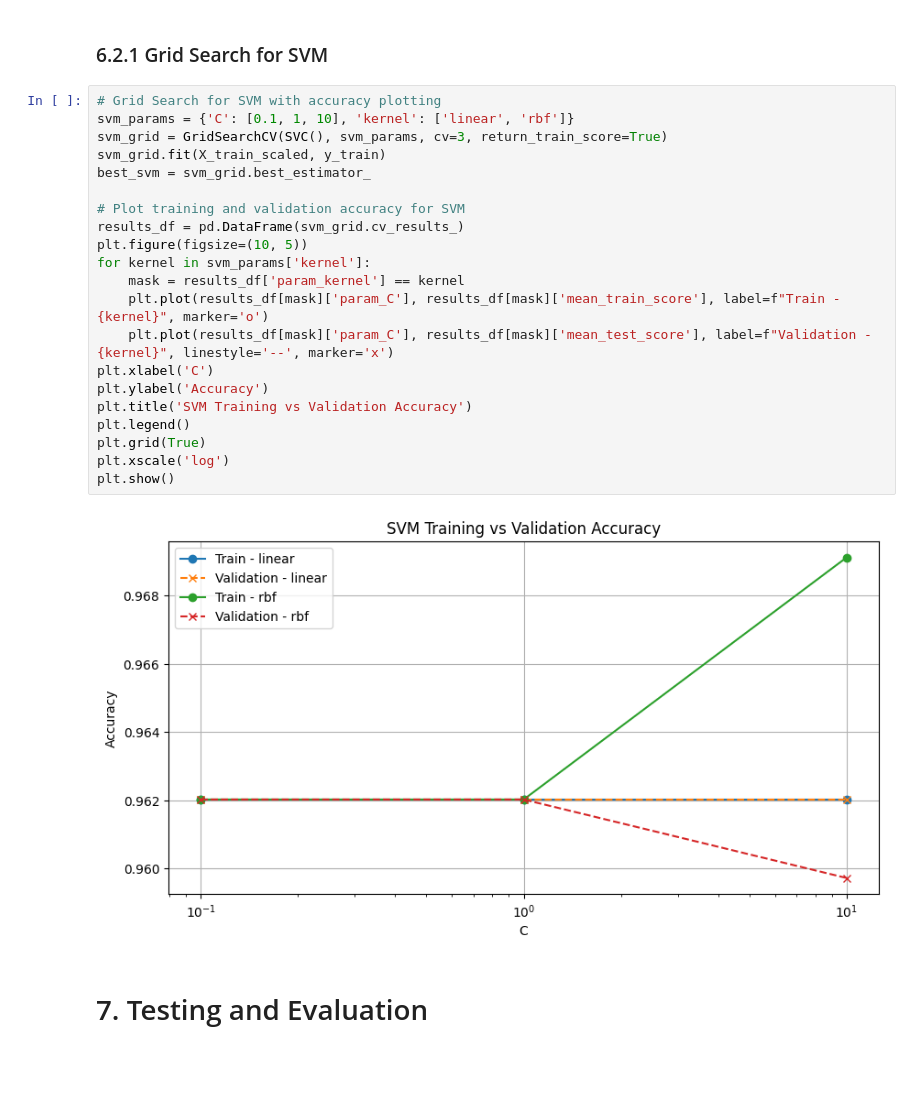
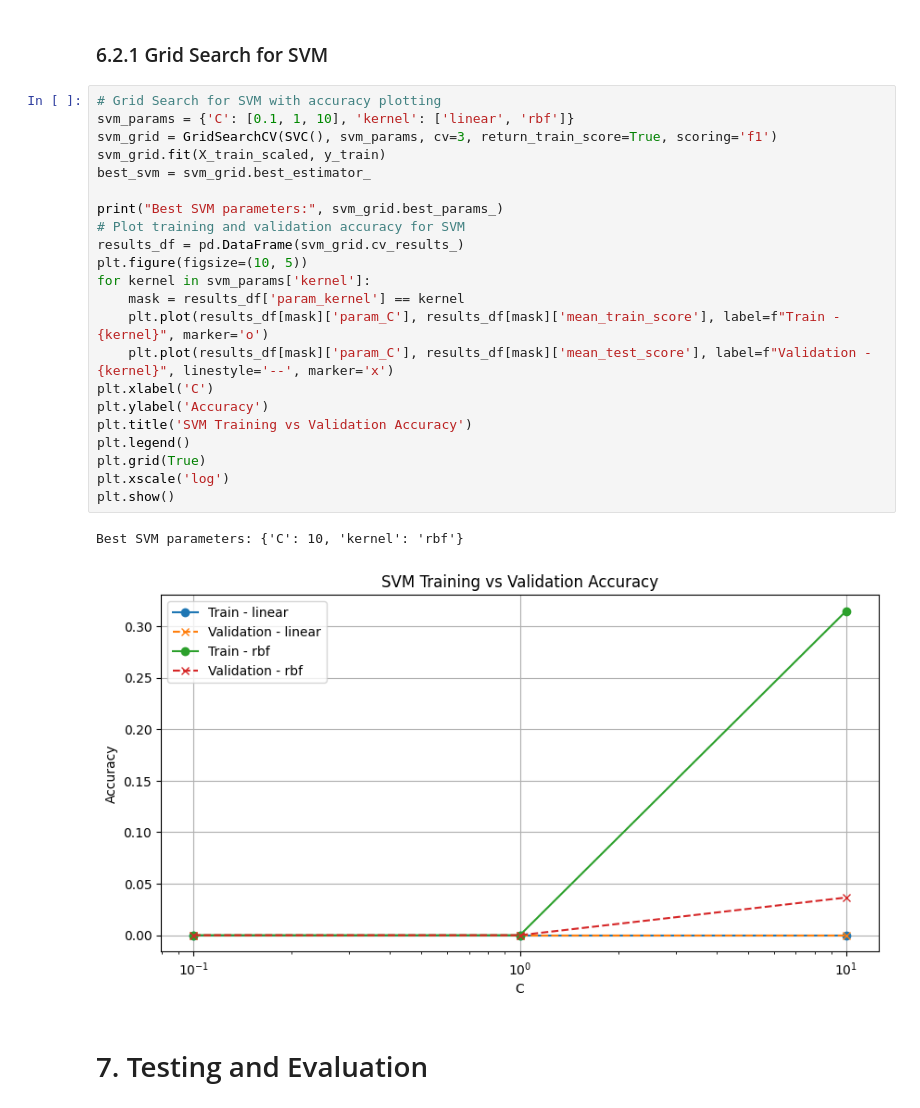
Before and after one commit to Yehia404/Stroke-Prediction-Model, a Jupyter notebook: main1.ipynb, the cells around one changed output. Cells and saved outputs as stored; diff of their text form; blank space fills up the shorter version.

```diff
--- a/main1.ipynb
+++ b/main1.ipynb
@@ -261,26 +261,28 @@ SVC()
 # %%
 # Grid Search for SVM with accuracy plotting
 svm_params = {'C': [0.1, 1, 10], 'kernel': ['linear', 'rbf']}
-svm_grid = GridSearchCV(SVC(), svm_params, cv=3, return_train_score=True)
+svm_grid = GridSearchCV(SVC(), svm_params, cv=3, return_train_score=True, scoring='f1')
 svm_grid.fit(X_train_scaled, y_train)
 best_svm = svm_grid.best_estimator_
 
+print("Best SVM parameters:", svm_grid.best_params_)
 # Plot training and validation accuracy for SVM
 results_df = pd.DataFrame(svm_grid.cv_results_)
 plt.figure(figsize=(10, 5))
 for kernel in svm_params['kernel']:
     mask = results_df['param_kernel'] == kernel
     plt.plot(results_df[mask]['param_C'], results_df[mask]['mean_train_score'], label=f"Train - {kernel}", marker='o')
     plt.plot(results_df[mask]['param_C'], results_df[mask]['mean_test_score'], label=f"Validation - {kernel}", linestyle='--', marker='x')
 plt.xlabel('C')
 plt.ylabel('Accuracy')
 plt.title('SVM Training vs Validation Accuracy')
 plt.legend()
 plt.grid(True)
 plt.xscale('log')
 plt.show()
 # %% [output]
+Best SVM parameters: {'C': 10, 'kernel': 'rbf'}
-[figure, old version]
+[figure, new version]
 # %% [markdown]
 # 7. Testing and Evaluation
 # %%
```
Also changed, not shown: parts of 3 cells of this notebook, 1 other file.
